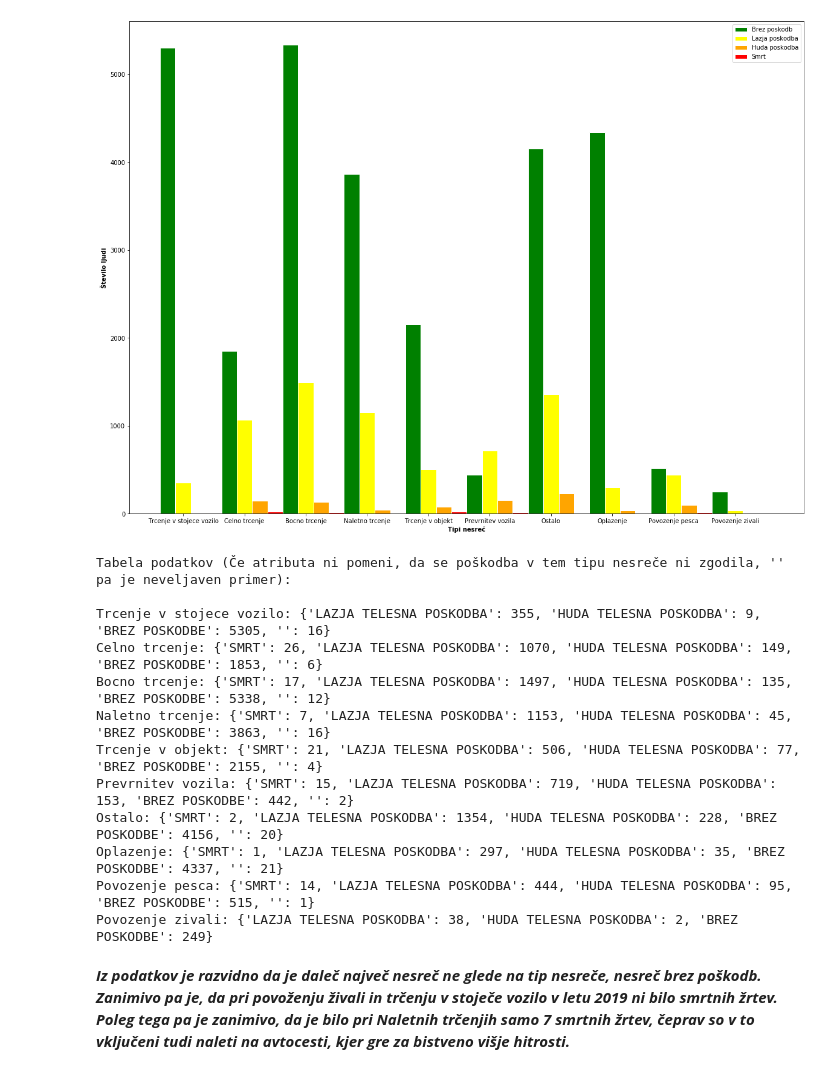
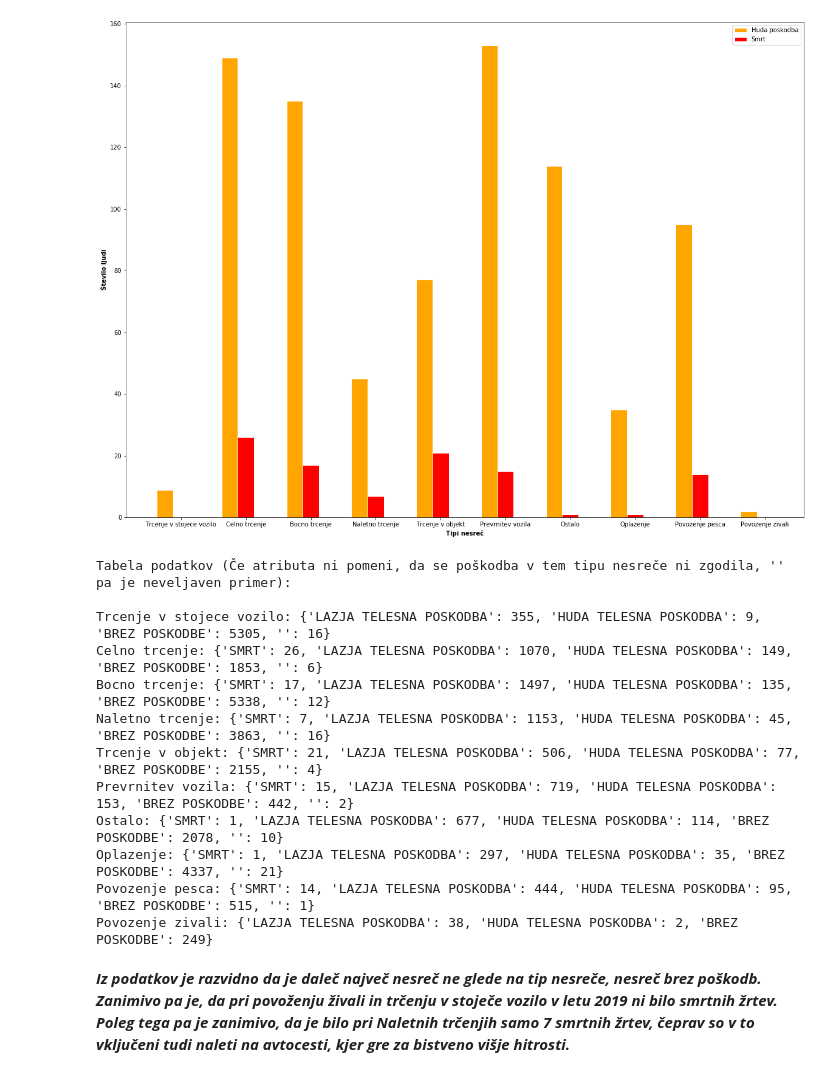
Before and after one commit to ozbej/PR20BOTGJ, a Jupyter notebook: Porocilo Jan.ipynb, the cells around one changed output. Drawn from its saved outputs; the diff is of its cells as text; code cells hidden in the pictures.

```diff
--- a/Porocilo Jan.ipynb
+++ b/Porocilo Jan.ipynb
@@ -77,12 +76,6 @@ for row in data:
             prevrnjeno[poskodba] = 1
         else:
             prevrnjeno[poskodba] += 1
-
-    if(tip == 'OSTALO'):
-        if(poskodba not in ostalo.keys()):
-            ostalo[poskodba] = 1
-        else:
-            ostalo[poskodba] += 1
 
     if(tip == 'OSTALO'):
         if(poskodba not in ostalo.keys()):
@@ -147,40 +140,40 @@ for i in range(0, 10):
     if('HUDA TELESNA POSKODBA' not in vsi_slovarji[i]):
         huda.append(0)
     else:
         huda.append(vsi_slovarji[i]['HUDA TELESNA POSKODBA'])
 plt.figure(figsize=(20, 15))
 barWidth = 0.25
 r1 = np.arange(len(brez))
 r2 = [x + barWidth for x in r1]
-r3 = [x + barWidth for x in r2]
-r4 = [x + barWidth for x in r3]
-plt.bar(r1, brez, color='green', width=barWidth, edgecolor='white', label='Brez poskodb')
-plt.bar(r2, lazja, color='yellow', width=barWidth, edgecolor='white', label='Lazja poskodba')
-plt.bar(r3, huda, color='orange', width=barWidth, edgecolor='white', label='Huda poskodba')
-plt.bar(r4, smrt, color='red', width=barWidth, edgecolor='white', label='Smrt')
+# r3 = [x + barWidth for x in r2]
+# r4 = [x + barWidth for x in r3]
+# plt.bar(r1, brez, color='green', width=barWidth, edgecolor='white', label='Brez poskodb')
+# plt.bar(r2, lazja, color='chartreuse', width=barWidth, edgecolor='white', label='Lazja poskodba')
+plt.bar(r1, huda, color='orange', width=barWidth, edgecolor='white', label='Huda poskodba')
+plt.bar(r2, smrt, color='red', width=barWidth, edgecolor='white', label='Smrt')
 
 plt.xlabel('Tipi nesreč', fontweight='bold')
 plt.ylabel('Število ljudi', fontweight='bold')
 plt.xticks([r + barWidth for r in range(len(lazja))], ['Trcenje v stojece vozilo', 'Celno trcenje',
                                                        'Bocno trcenje', 'Naletno trcenje', 'Trcenje v objekt',
                                                        'Prevrnitev vozila', 'Ostalo', 'Oplazenje', 'Povozenje pesca',
                                                        'Povozenje zivali'])
 plt.legend()
 plt.show()
 
 print("Tabela podatkov (Če atributa ni pomeni, da se poškodba v tem tipu nesreče ni zgodila, '' pa je neveljaven primer):" + "\n")
 print("Trcenje v stojece vozilo:", parking)
 print('Celno trcenje:', celno)
 print('Bocno trcenje:', bocno)
 print('Naletno trcenje:', nalet)
 print('Trcenje v objekt:', objekt)
 print('Prevrnitev vozila:', prevrnjeno)
 print('Ostalo:', ostalo)
 print('Oplazenje:', oplazenje)
 print('Povozenje pesca:', pesec)
 print('Povozenje zivali:', zivali)
 # %% [output]
-[figure, old version]
+[figure, new version]
 Tabela podatkov (Če atributa ni pomeni, da se poškodba v tem tipu nesreče ni zgodila, '' pa je neveljaven primer):
 
 Trcenje v stojece vozilo: {'LAZJA TELESNA POSKODBA': 355, 'HUDA TELESNA POSKODBA': 9, 'BREZ POSKODBE': 5305, '': 16}
@@ -189,7 +182,7 @@ Bocno trcenje: {'SMRT': 17, 'LAZJA TELESNA POSKODBA': 1497, 'HUDA TELESNA POSKOD
 Naletno trcenje: {'SMRT': 7, 'LAZJA TELESNA POSKODBA': 1153, 'HUDA TELESNA POSKODBA': 45, 'BREZ POSKODBE': 3863, '': 16}
 Trcenje v objekt: {'SMRT': 21, 'LAZJA TELESNA POSKODBA': 506, 'HUDA TELESNA POSKODBA': 77, 'BREZ POSKODBE': 2155, '': 4}
 Prevrnitev vozila: {'SMRT': 15, 'LAZJA TELESNA POSKODBA': 719, 'HUDA TELESNA POSKODBA': 153, 'BREZ POSKODBE': 442, '': 2}
-Ostalo: {'SMRT': 2, 'LAZJA TELESNA POSKODBA': 1354, 'HUDA TELESNA POSKODBA': 228, 'BREZ POSKODBE': 4156, '': 20}
+Ostalo: {'SMRT': 1, 'LAZJA TELESNA POSKODBA': 677, 'HUDA TELESNA POSKODBA': 114, 'BREZ POSKODBE': 2078, '': 10}
 Oplazenje: {'SMRT': 1, 'LAZJA TELESNA POSKODBA': 297, 'HUDA TELESNA POSKODBA': 35, 'BREZ POSKODBE': 4337, '': 21}
 Povozenje pesca: {'SMRT': 14, 'LAZJA TELESNA POSKODBA': 444, 'HUDA TELESNA POSKODBA': 95, 'BREZ POSKODBE': 515, '': 1}
 Povozenje zivali: {'LAZJA TELESNA POSKODBA': 38, 'HUDA TELESNA POSKODBA': 2, 'BREZ POSKODBE': 249}
```
Also changed, not shown: parts of 2 cells of this notebook, 13 other files.
